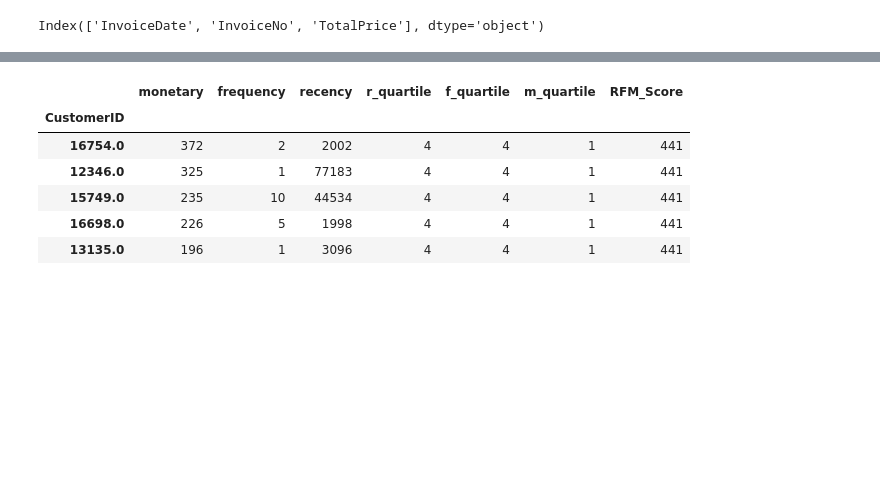
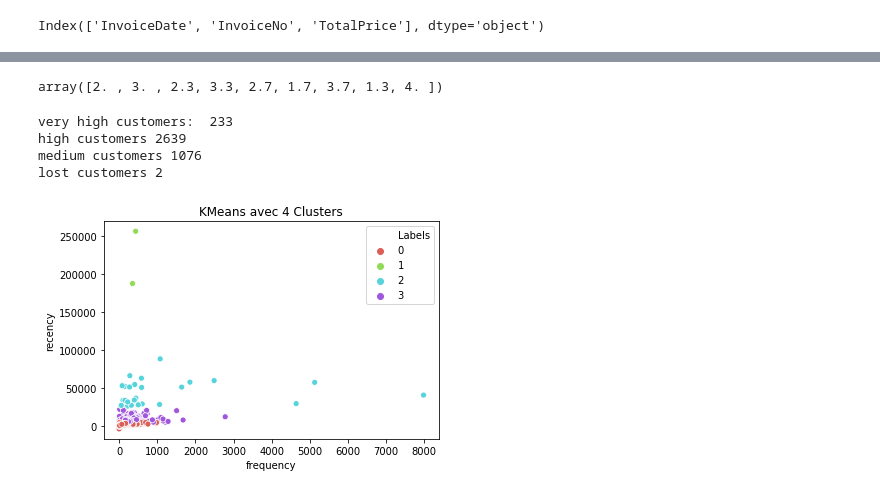
Before and after one commit to zhetenov/diploma-project, a Jupyter notebook: ml-algorithm/RFM.ipynb, the cells around one changed output, grey strips where cells are left out. Saved outputs shown, nothing was run; the diff lists cells and outputs as text; code cells hidden in the pictures; blank space fills up the shorter version.

```diff
--- a/ml-algorithm/RFM.ipynb
+++ b/ml-algorithm/RFM.ipynb
@@ -167,10 +198,14 @@ rfm.head()
-# %%
-rfm[rfm['RFM_Score']=='441'].sort_values('monetary', ascending=False).head()
-# %% [output]
-|  | monetary | frequency | recency | r_quartile | f_quartile | m_quartile | RFM_Score |
-| CustomerID |  |  |  |  |  |  |  |
-| 16754.0 | 372 | 2 | 2002 | 4 | 4 | 1 | 441 |
-| 12346.0 | 325 | 1 | 77183 | 4 | 4 | 1 | 441 |
-| 15749.0 | 235 | 10 | 44534 | 4 | 4 | 1 | 441 |
-| 16698.0 | 226 | 5 | 1998 | 4 | 4 | 1 | 441 |
-| 13135.0 | 196 | 1 | 3096 | 4 | 4 | 1 | 441 |
+# %%
+rfm["RFM_Score"].unique()
+# %% [output]
+array([2. , 3. , 2.3, 3.3, 2.7, 1.7, 3.7, 1.3, 4. ])
+# %%
+print("very high customers: ",len(rfm[rfm['RFM_Score'] < 2]))
+print("high customers",len(rfm[(rfm['RFM_Score'] >= 2) & (rfm['RFM_Score'] < 3)]))
+print("medium customers",len(rfm[(rfm['RFM_Score'] >= 3) & (rfm['RFM_Score'] < 4)]))
+print("lost customers",len(rfm[rfm['RFM_Score'] == 4]))
+# %% [output]
+very high customers:  233
+high customers 2639
+medium customers 1076
+lost customers 2
@@ -176,0 +229,14 @@ rfm[rfm['RFM_Score']=='441'].sort_values('monetary', ascending=False).head()
+# %%
+## K-means
+# 4 cluster
+from sklearn.cluster import KMeans
+km = KMeans(n_clusters=4).fit(rfm)
+
+rfm['Labels'] = km.labels_
+#plt.figure(figsize=(12, 8))
+sns.scatterplot(rfm['frequency'], rfm['recency'], hue=rfm['Labels'],
+                palette=sns.color_palette('hls', 4))
+plt.title('KMeans avec 4 Clusters')
+plt.show()
+# %% [output]
+[figure, added]
```
Also changed, not shown: parts of 32 cells of this notebook, 1 other file.
